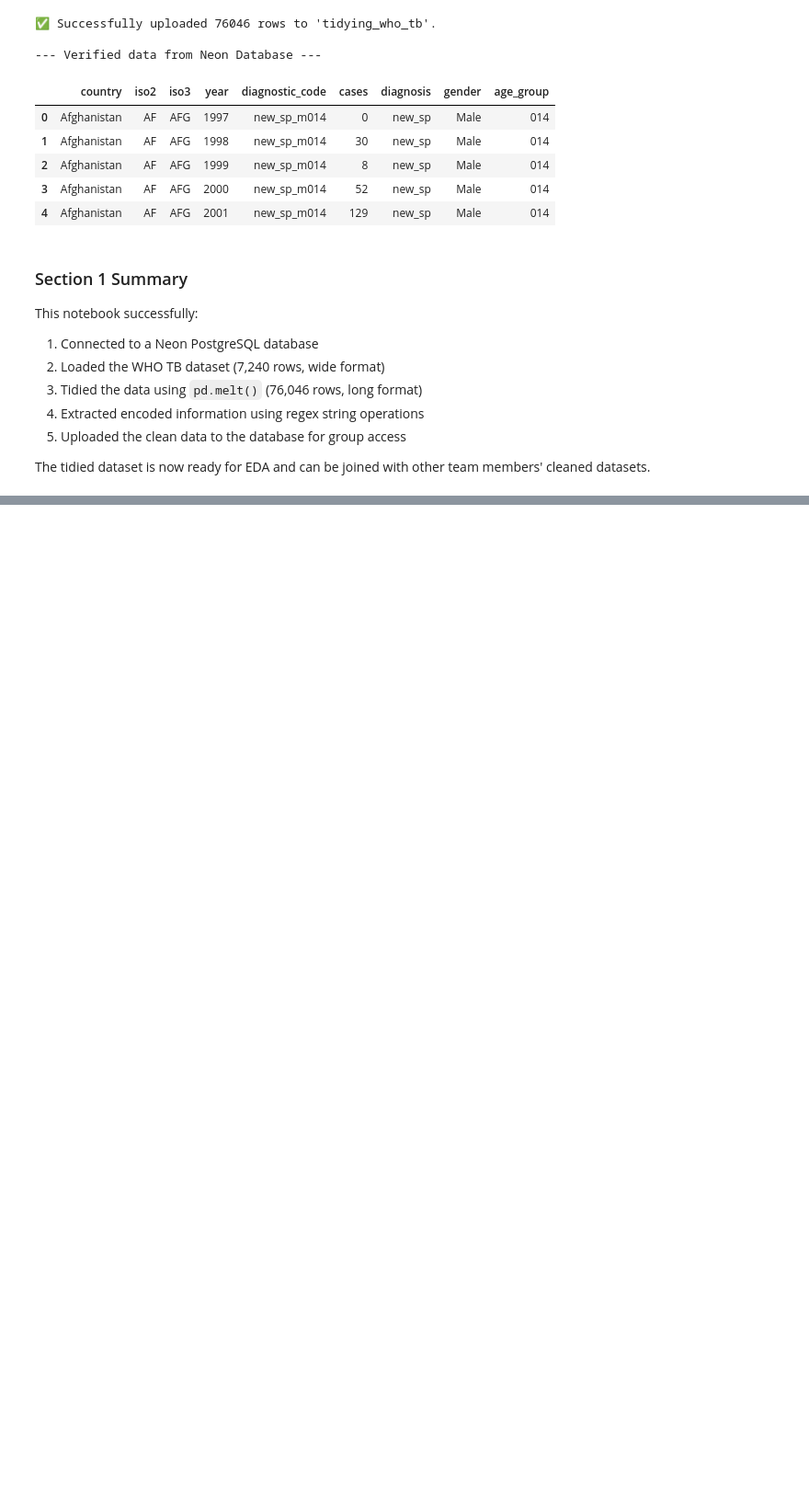
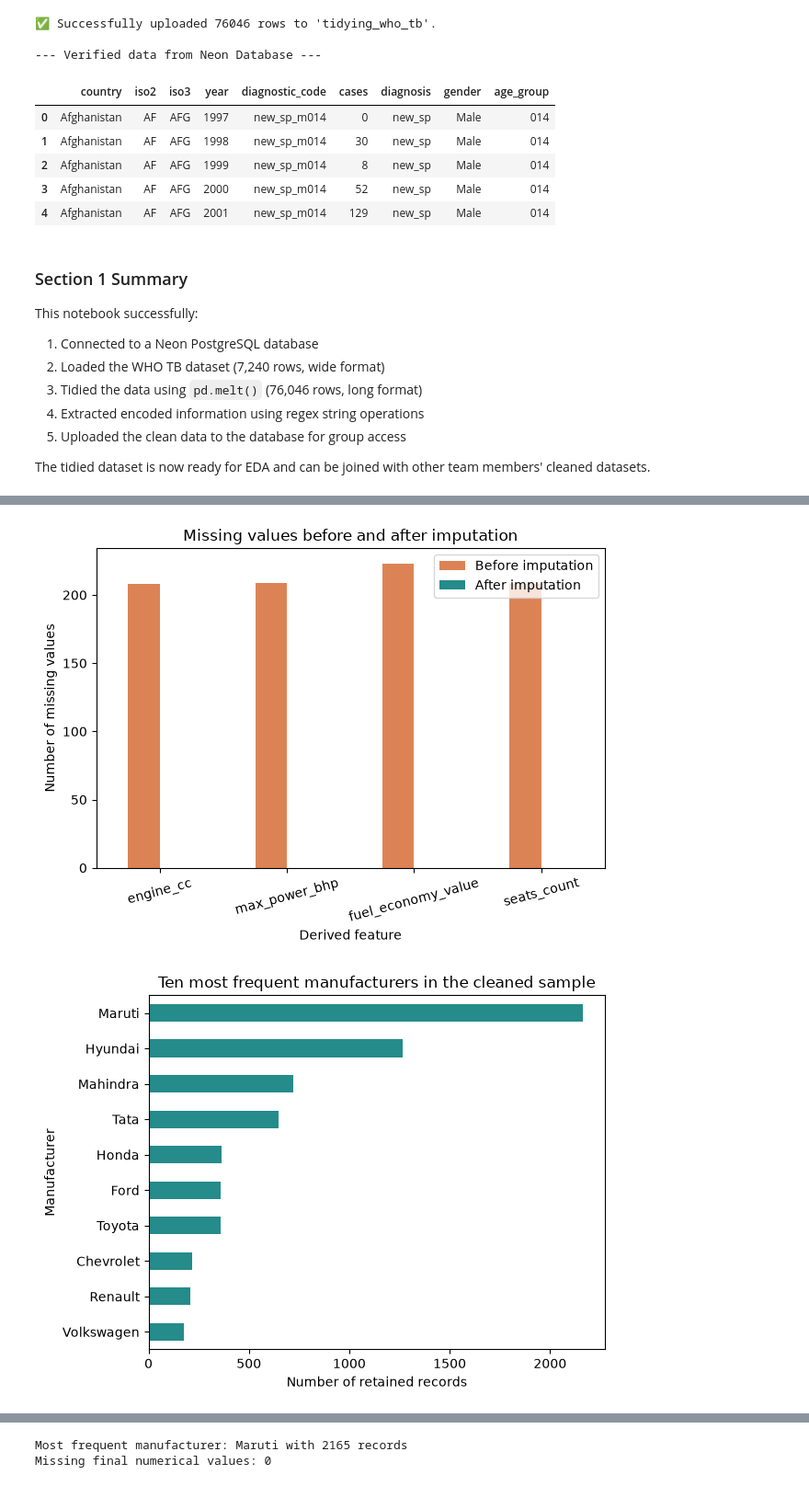
Before and after one commit to ricardo-mohammed/cleaning-imputation-outliers, a Jupyter notebook: notebooks/lab2_all_sections.ipynb, the cells around one changed output, grey strips where cells are left out. Shown at 92% size. Saved outputs shown, nothing was run; the diff lists cells and outputs as text; code cells hidden in the pictures; blank space fills up the shorter version.

```diff
--- a/notebooks/lab2_all_sections.ipynb
+++ b/notebooks/lab2_all_sections.ipynb
@@ -256,0 +306,12 @@ The tidied dataset is now ready for EDA and can be joined with other team member
+# %%
+import pandas as pd
+
+cars_raw = pd.read_csv(RAW_PATH)
+required_columns = ["name", "year", "selling_price", "km_driven", "fuel", "seller_type",
+                    "transmission", "owner", "mileage", "engine", "max_power", "torque", "seats"]
+if list(cars_raw.columns) != required_columns:
+    raise ValueError("Unexpected source columns; review this version before cleaning.")
+print("Rows and columns:", cars_raw.shape)
+display(cars_raw.head())
+cars_raw.info()
+display(cars_raw.describe(include="all").T)
@@ -256,0 +704,8 @@ The tidied dataset is now ready for EDA and can be joined with other team member
+# %%
+q1, q3 = cars_clean["selling_price"].quantile([0.25, 0.75])
+iqr = q3 - q1
+lower_bound, upper_bound = q1 - 1.5 * iqr, q3 + 1.5 * iqr
+cars_clean["price_iqr_flag"] = ~cars_clean["selling_price"].between(lower_bound, upper_bound)
+print("Price IQR bounds (INR):", lower_bound, upper_bound)
+print("Potential price outliers retained:", cars_clean["price_iqr_flag"].sum())
+display(cars_clean.loc[cars_clean["price_iqr_flag"], ["brand", "model", "selling_price"]].head())
@@ -256,0 +727,32 @@ The tidied dataset is now ready for EDA and can be joined with other team member
+# %%
+import matplotlib.pyplot as plt
+
+before_counts = before_imputation[["engine_cc", "max_power_bhp", "fuel_economy_value", "seats"]].isna().sum()
+before_counts.index = final_numeric
+after_counts = cars_clean[final_numeric].isna().sum()
+missing_chart = pd.DataFrame({"Before imputation": before_counts, "After imputation": after_counts})
+ax = missing_chart.plot.bar(color=["#dc8355", "#258b8b"], rot=15)
+ax.set(title="Missing values before and after imputation", xlabel="Derived feature", ylabel="Number of missing values")
+plt.tight_layout()
+plt.show()
+
+brand_counts = cars_clean["brand"].value_counts().head(10)
+ax = brand_counts.sort_values().plot.barh(color="#258b8b")
+ax.set(title="Ten most frequent manufacturers in the cleaned sample", xlabel="Number of retained records", ylabel="Manufacturer")
+plt.tight_layout()
+plt.show()
+
+units = sorted(cars_clean["fuel_economy_unit"].dropna().unique())
+fig, axes = plt.subplots(1, len(units), figsize=(10, 4), squeeze=False)
+for ax, unit in zip(axes[0], units):
+    values = cars_clean.loc[cars_clean["fuel_economy_unit"].eq(unit), "fuel_economy_value"]
+    ax.hist(values, bins=20, color="#466b9c", edgecolor="white")
+    ax.set(title=f"Fuel economy ({unit})", xlabel=f"Fuel economy, {unit}", ylabel="Number of cars")
+fig.tight_layout()
+# fig.savefig(REPORTS / "fuel_economy_by_unit.png", dpi=150)
+plt.show()
+print("Most frequent manufacturer:", brand_counts.index[0], "with", int(brand_counts.iloc[0]), "records")
+print("Missing final numerical values:", int(after_counts.sum()))
+# %% [output]
+[figure, added]
+[figure, added]
@@ -256,0 +760,2 @@ The tidied dataset is now ready for EDA and can be joined with other team member
+Most frequent manufacturer: Maruti with 2165 records
+Missing final numerical values: 0
```
Also changed, not shown: parts of 108 cells of this notebook, 2 other files.
